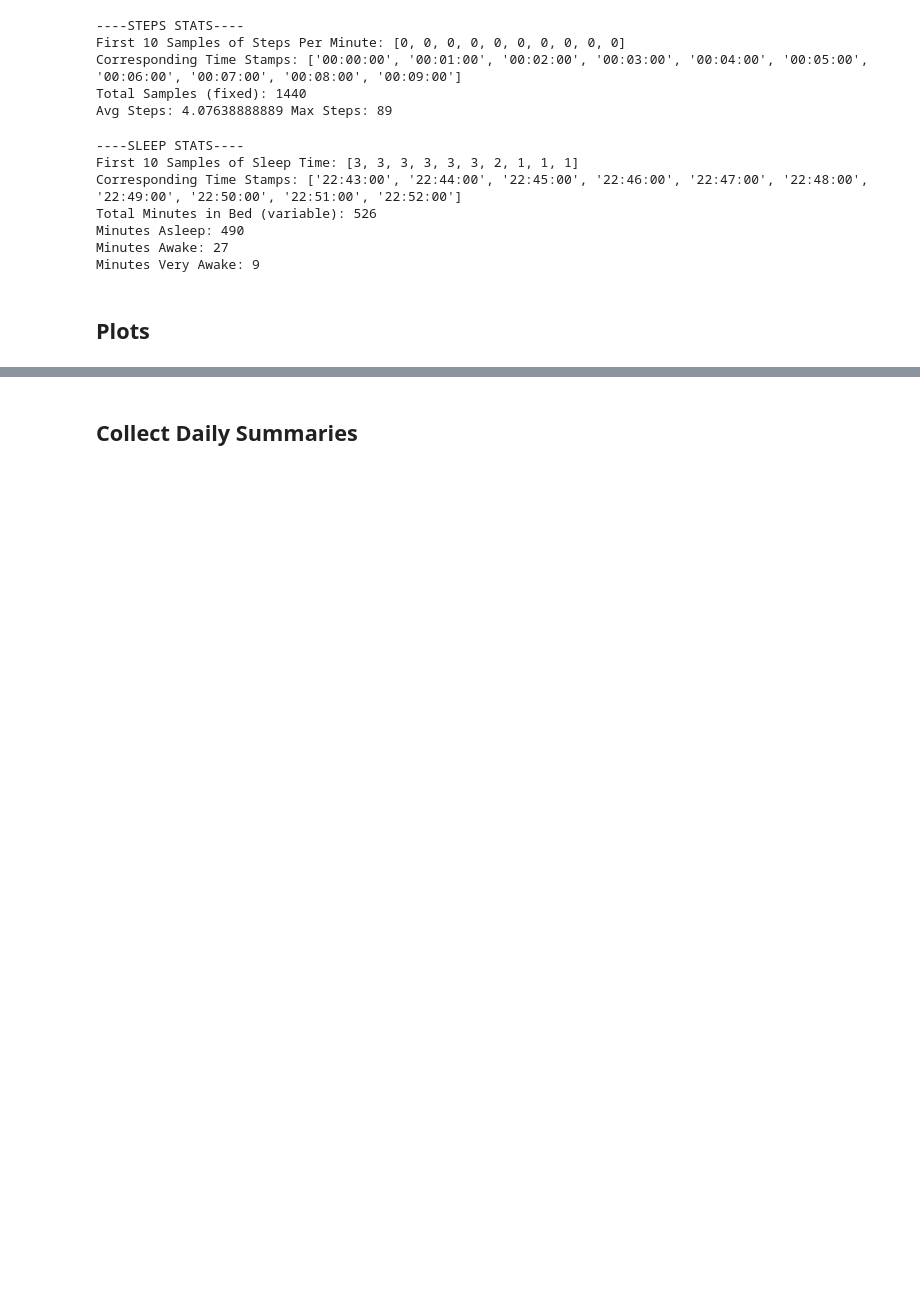
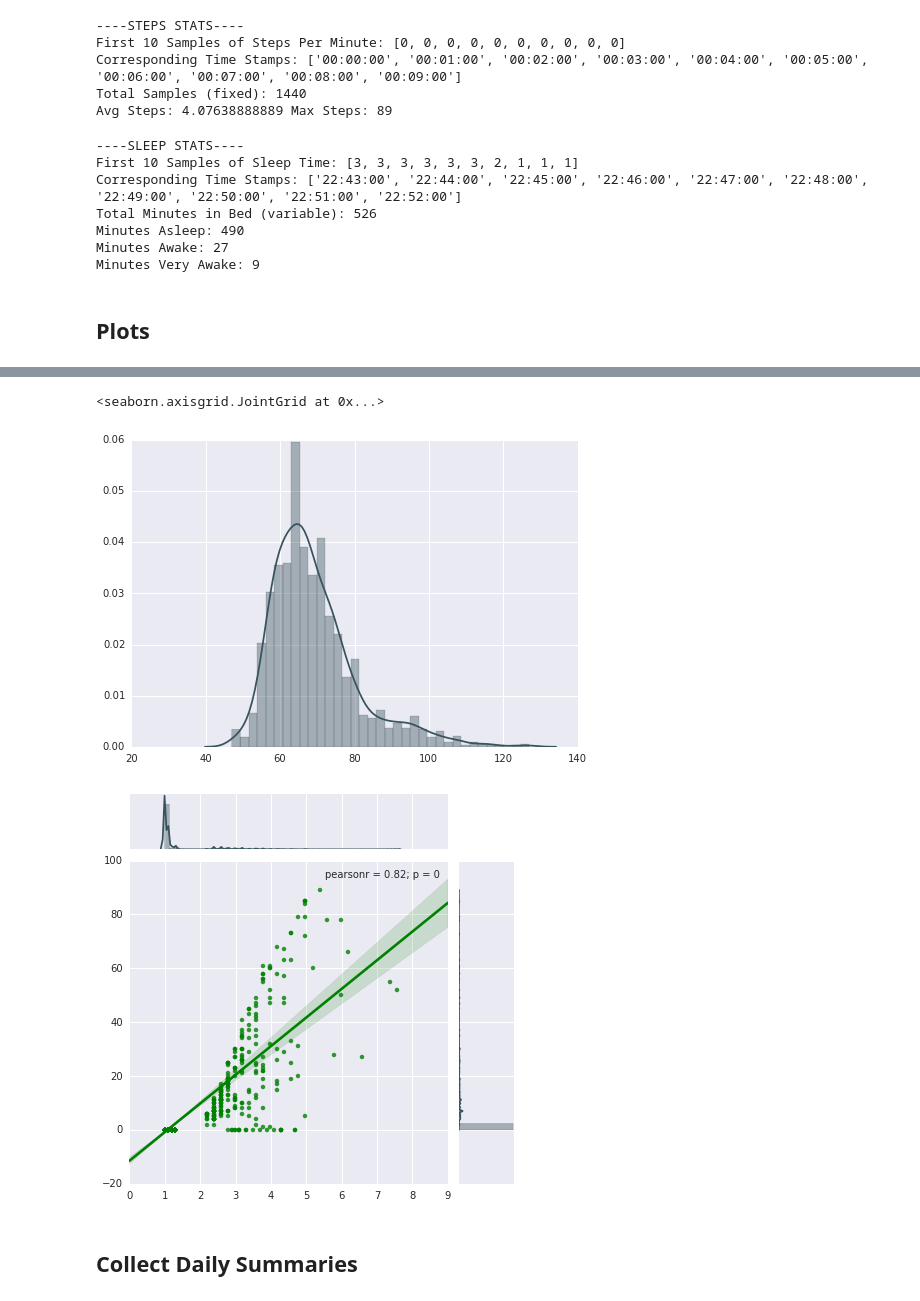
Before and after one commit to amandasolis/Fitbit, a Jupyter notebook: Fitbit.ipynb, the cells around one changed output, grey strips where cells are left out. Saved outputs shown, nothing was run; the diff lists cells and outputs as text; code cells hidden in the pictures; blank space fills up the shorter version.

```diff
--- a/Fitbit.ipynb
+++ b/Fitbit.ipynb
@@ -297,3 +345,17 @@ plt.show()
+# %%
+## Plotting with seaborn
+#sns.set(color_codes=True)
+sns.set_palette("GnBu_d")
+
+sns.distplot(HR);
+
+x=np.array(Cals)
+y=np.array(Steps)
+sns.jointplot(x,y,kind="reg", joint_kws={'color':'green'})
+# %% [output]
+<seaborn.axisgrid.JointGrid at 0x...>
+[figure, added]
+[figure, added]
 # %% [markdown]
 ## Collect Daily Summaries
 # %%
```
Also changed, not shown: parts of 12 cells of this notebook, 2 other files.
